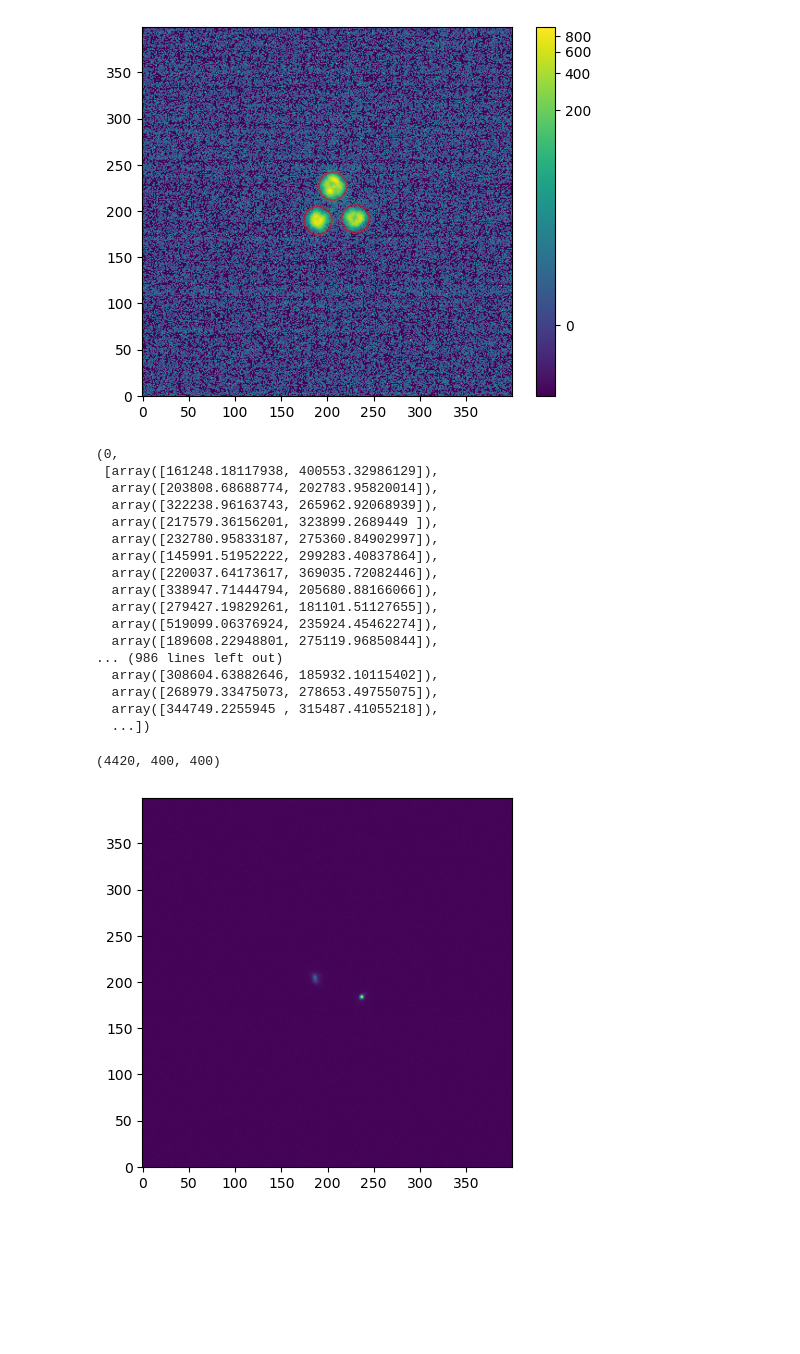
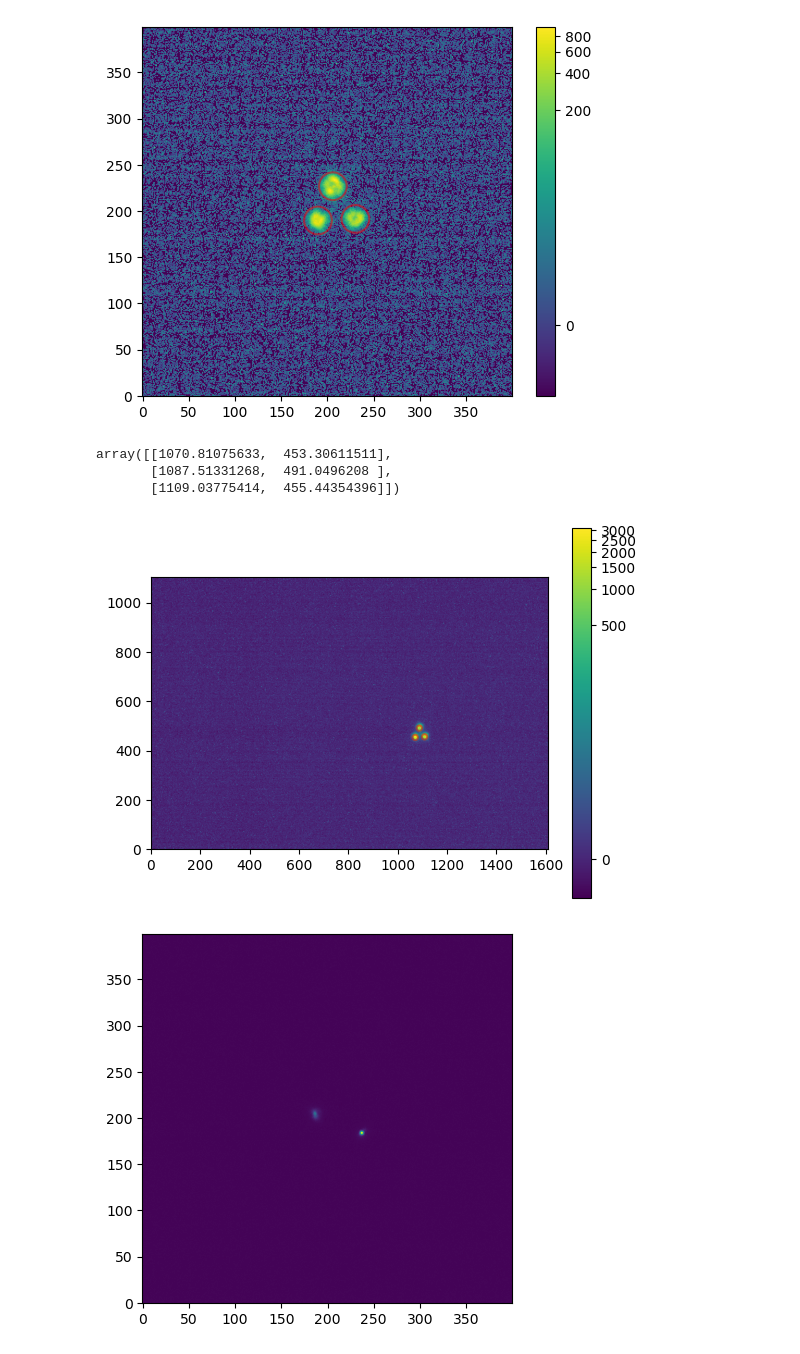
Before and after one commit to tepickering/ser_utils, a Jupyter notebook: notebooks/dimm_dev.ipynb, the cells around one changed output. Saved outputs shown, nothing was run; the diff lists cells and outputs as text; code cells hidden in the pictures; blank space fills up the shorter version.

```diff
--- a/notebooks/dimm_dev.ipynb
+++ b/notebooks/dimm_dev.ipynb
@@ -106,30 +106,18 @@ results["seeing"], results['N_bad']
 # %% [output]
 (<Quantity 2.04719274 arcsec>, 0)
 [figure]
-# %%
-results['N_bad'], results['aperture_fluxes']
-# %% [output]
-(0,
- [array([161248.18117938, 400553.32986129]),
-  array([203808.68688774, 202783.95820014]),
-  array([322238.96163743, 265962.92068939]),
-  array([217579.36156201, 323899.2689449 ]),
-  array([232780.95833187, 275360.84902997]),
-  array([145991.51952222, 299283.40837864]),
-  array([220037.64173617, 369035.72082446]),
-  array([338947.71444794, 205680.88166066]),
-  array([279427.19829261, 181101.51127655]),
-  array([519099.06376924, 235924.45462274]),
-  array([189608.22948801, 275119.96850844]),
-... (986 lines left out)
-  array([308604.63882646, 185932.10115402]),
-  array([268979.33475073, 278653.49755075]),
-  array([344749.2255945 , 315487.41055218]),
-  ...])
-# %%
-d['data'].shape
-# %% [output]
-(4420, 400, 400)
+# %%
+aperture_data = load_ser_file(Path.home() / "MMT/fassdimm_data/20241025/find_boxes.ser")
+aperture_image = np.mean(aperture_data['data'], axis=0)
+aps = find_apertures(aperture_image, ap_size=11, brightest=3, plot=True)
+ap_stats = ApertureStats(aperture_image, aps[0])
+centroids = ap_stats.centroid
+centroids
+# %% [output]
+array([[1070.81075633,  453.30611511],
+       [1087.51331268,  491.0496208 ],
+       [1109.03775414,  455.44354396]])
+[figure, added]
 # %%
 fig, ax = plt.subplots()
 idx = 50
```
Also changed, not shown: 1 other file.
